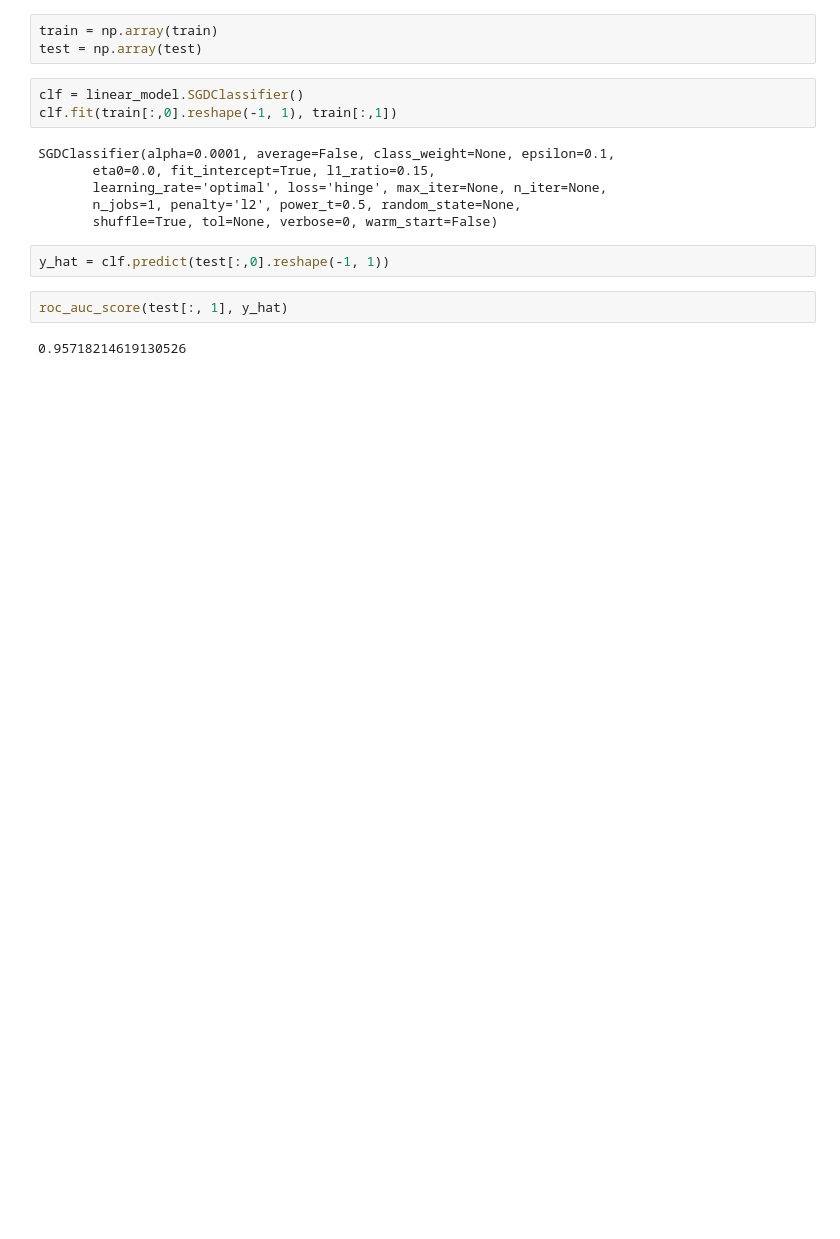
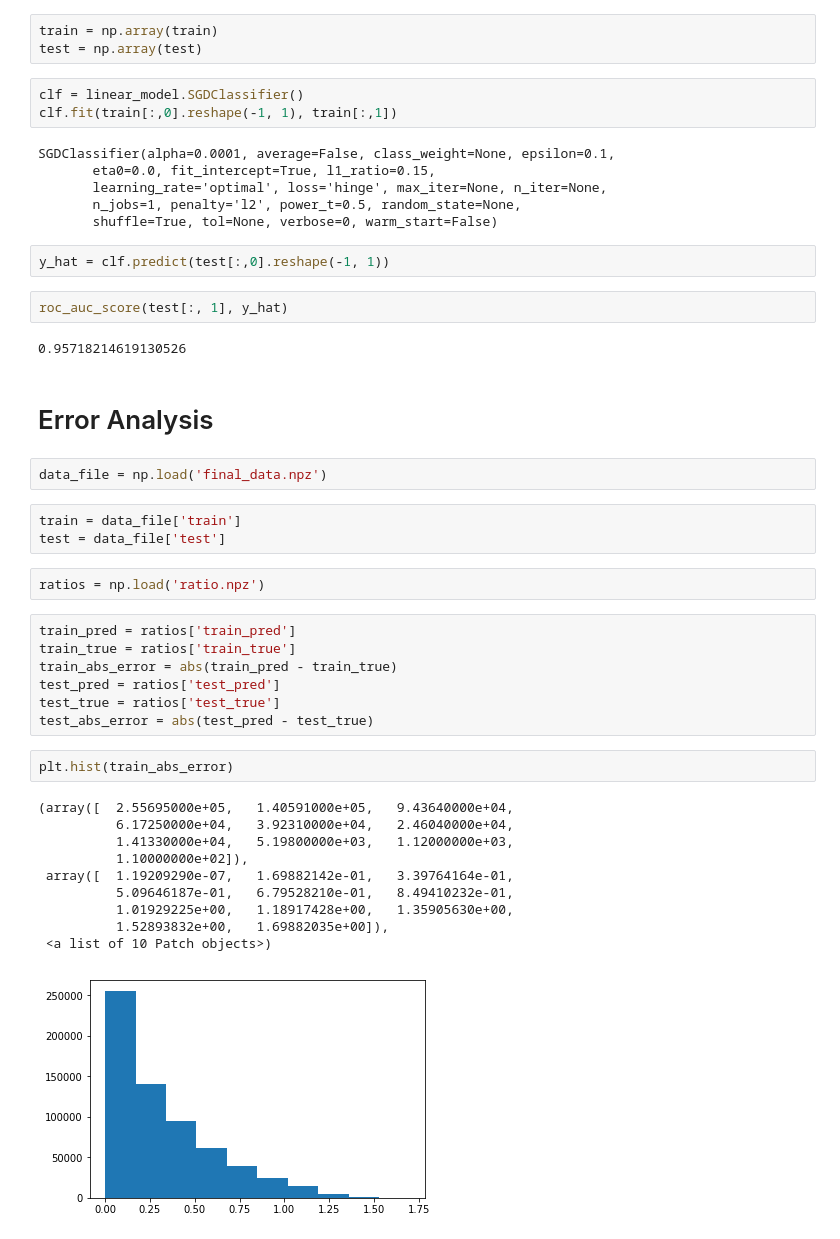
Before and after one commit to tomahawklin/SparseFeatureLearning, a Jupyter notebook: src/Multi-task Analysis.ipynb, the cells around one changed output. Drawn from its saved outputs; the diff is of its cells as text; blank space fills up the shorter version.

Commit message:
Two stage model + Error Analysis

```diff
--- a/src/Multi-task Analysis.ipynb
+++ b/src/Multi-task Analysis.ipynb
@@ -107,3 +108,32 @@ y_hat = clf.predict(test[:,0].reshape(-1, 1))
 roc_auc_score(test[:, 1], y_hat)
 # %% [output]
 0.95718214619130526
+# %% [markdown]
+# Error Analysis
+# %%
+data_file = np.load('final_data.npz')
+# %%
+train = data_file['train']
+test = data_file['test']
+# %%
+ratios = np.load('ratio.npz')
+# %%
+train_pred = ratios['train_pred']
+train_true = ratios['train_true']
+train_abs_error = abs(train_pred - train_true)
+test_pred = ratios['test_pred']
+test_true = ratios['test_true']
+test_abs_error = abs(test_pred - test_true)
+# %%
+plt.hist(train_abs_error)
+# %% [output]
+(array([  2.55695000e+05,   1.40591000e+05,   9.43640000e+04,
+          6.17250000e+04,   3.92310000e+04,   2.46040000e+04,
+          1.41330000e+04,   5.19800000e+03,   1.12000000e+03,
+          1.10000000e+02]),
+ array([  1.19209290e-07,   1.69882142e-01,   3.39764164e-01,
+          5.09646187e-01,   6.79528210e-01,   8.49410232e-01,
+          1.01929225e+00,   1.18917428e+00,   1.35905630e+00,
+          1.52893832e+00,   1.69882035e+00]),
+ <a list of 10 Patch objects>)
+[figure, added]
```
Also changed, not shown: parts of 9 cells of this notebook, 3 other files.
